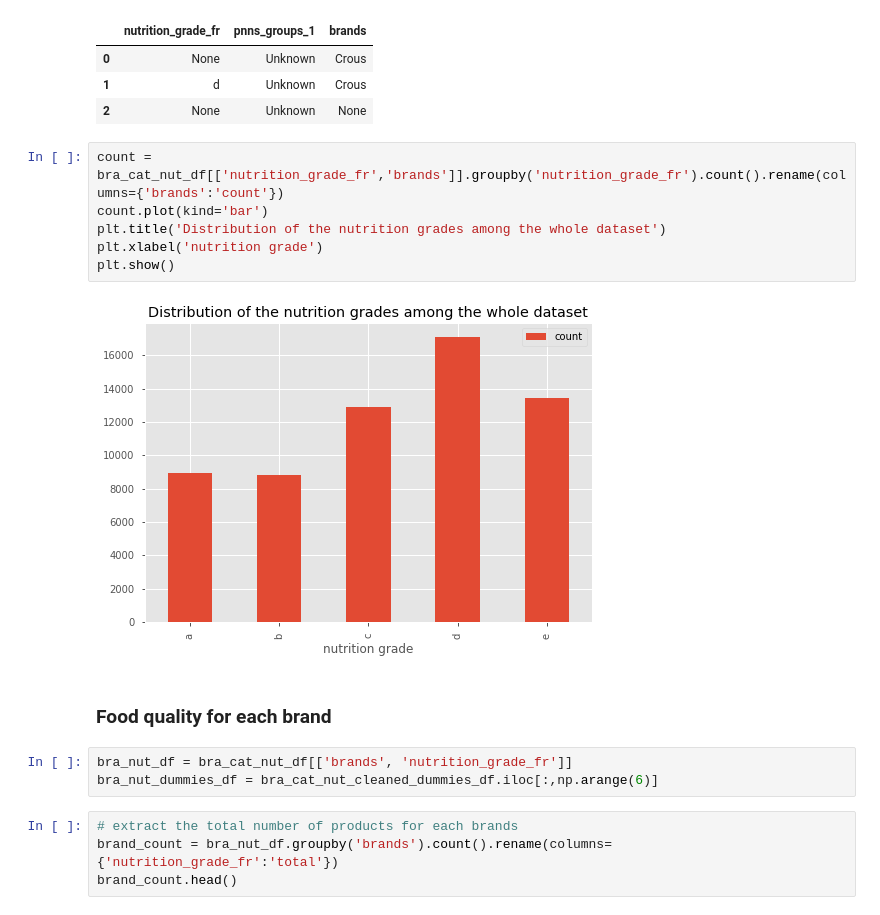
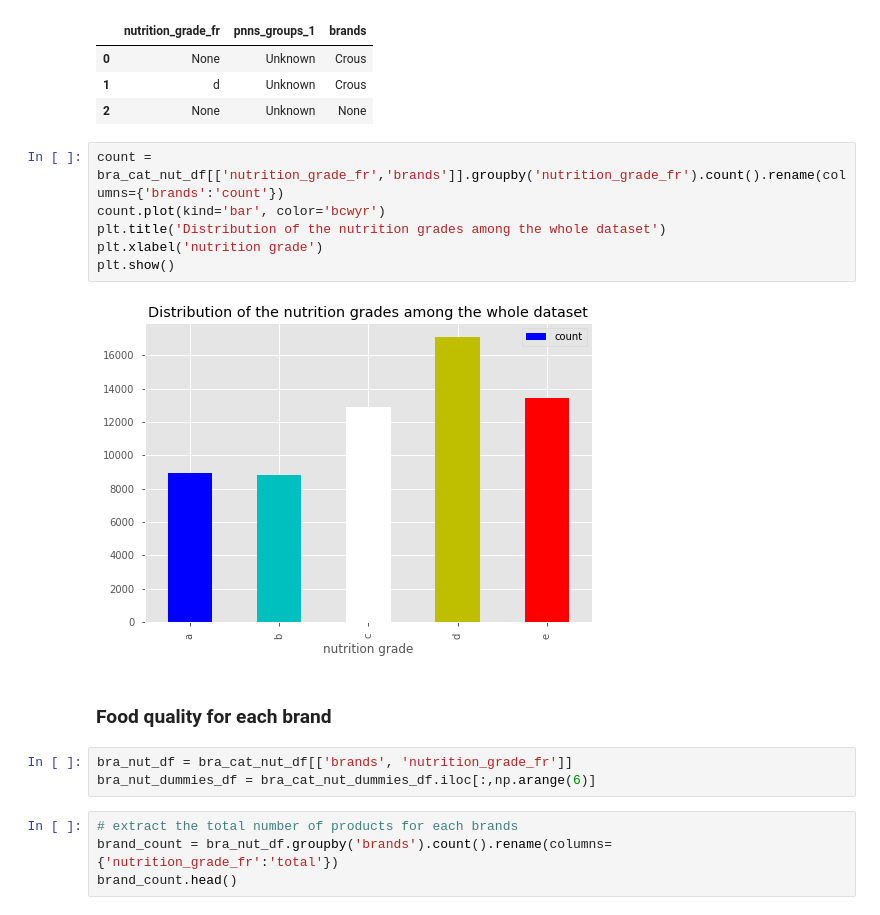
Before and after one commit to mikelassi/Project, a Jupyter notebook: Project_Tom_Milestone3.ipynb, the cells around one changed output. Cells and saved outputs as stored; diff of their text form.

```diff
--- a/Project_Tom_Milestone3.ipynb
+++ b/Project_Tom_Milestone3.ipynb
@@ -230,17 +186,17 @@ bra_cat_nut_df.head(3)
 | 2 | None | Unknown | None |
 # %%
 count = bra_cat_nut_df[['nutrition_grade_fr','brands']].groupby('nutrition_grade_fr').count().rename(columns={'brands':'count'})
-count.plot(kind='bar')
+count.plot(kind='bar', color='bcwyr')
 plt.title('Distribution of the nutrition grades among the whole dataset')
 plt.xlabel('nutrition grade')
 plt.show()
 # %% [output]
-[figure, old version]
+[figure, new version]
 # %% [markdown]
 ### Food quality for each brand
 # %%
 bra_nut_df = bra_cat_nut_df[['brands', 'nutrition_grade_fr']]
-bra_nut_dummies_df = bra_cat_nut_cleaned_dummies_df.iloc[:,np.arange(6)]
+bra_nut_dummies_df = bra_cat_nut_dummies_df.iloc[:,np.arange(6)]
 # %%
 # extract the total number of products for each brands
 brand_count = bra_nut_df.groupby('brands').count().rename(columns={'nutrition_grade_fr':'total'})
```
Also changed, not shown: parts of 17 cells of this notebook, 4 other files.
